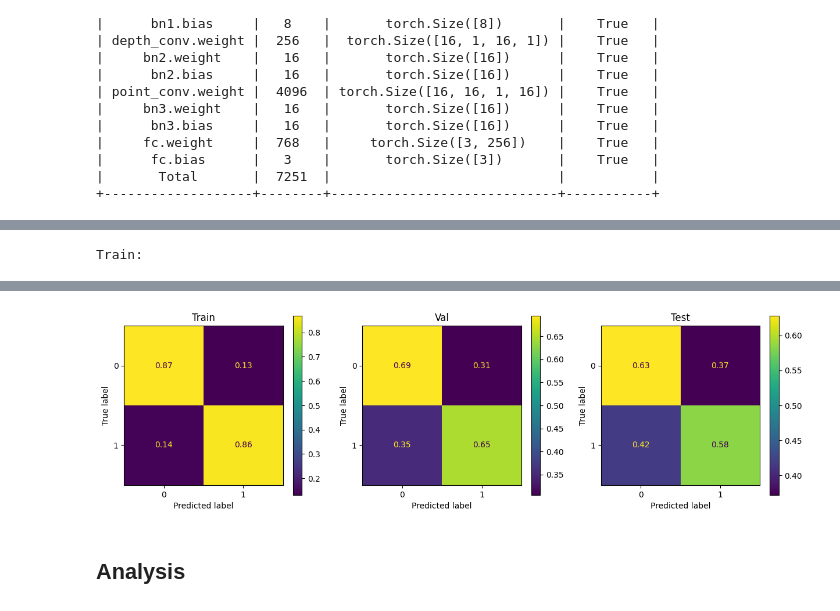
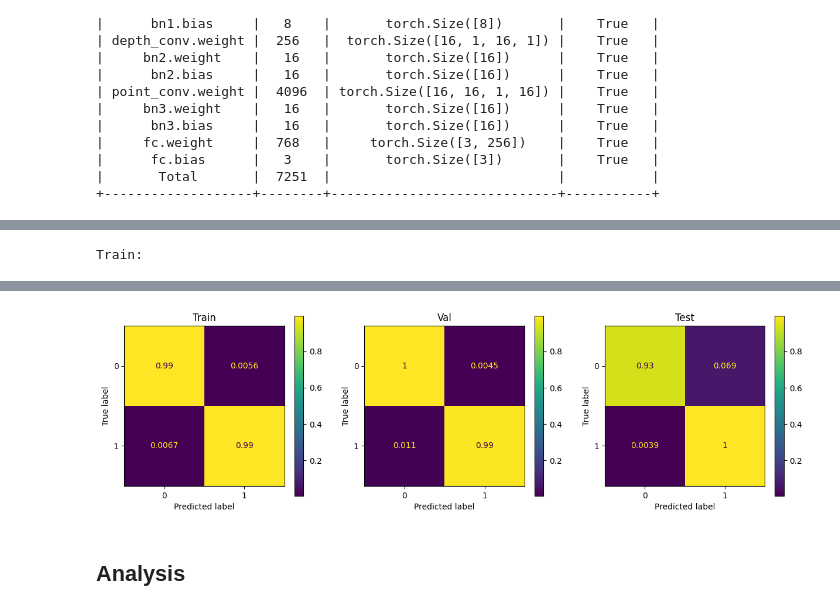
Before and after one commit to Curtaz/neurorobotics-dl, a Jupyter notebook: examples/train_generic_trial_based.ipynb, the cells around one changed output, grey strips where cells are left out. Drawn from its saved outputs; the diff is of its cells as text; code cells hidden in the pictures.

Commit message:
model path selection

```diff
--- a/examples/train_generic_trial_based.ipynb
+++ b/examples/train_generic_trial_based.ipynb
@@ -33,10 +33,13 @@ class Event():
     RIGHT_ALIGNMENT_STEP = 703
     RIGHT_STEP = 704
     MOVEMENT_START = 333
+    CVSA_LEFT = 730
+    CVSA_RIGHT = 731
+    LEFT_HAND = 769
+    RIGHT_HAND = 770
+    BOTH_FEET = 771
     BOTH_HANDS = 773
-    BOTH_FEET = 771
     REST = 783
-
     OFFSET = 0X8000
 
 def select_files(initialdir='./recordings'):
@@ -154,7 +157,7 @@ def preprocess(filenames,save_path=None):
 
     return preprocessed
 # %%
-MANUAL_PICK = False
+MANUAL_PICK = True
 SAVE_PATH=r'D:\SHARED\PhD\code\python\cache'
 if MANUAL_PICK:
     filenames = select_files(r'D:\SHARED\PhD\data\mi_bhbf')
@@ -166,18 +173,23 @@ else:
 # %%
-out_path = "generic_wheel"
+out_path = "models"
+
+model_name = "generic_wheel"
+model_path = os.path.join(out_path,model_name)
+if not os.path.isdir(model_path):
+    os.makedirs(model_path)
 
 train_batch_size = 128
 eval_batch_size = 256
 device = 'cuda'
 
 label_map = { # PUT ALL THE CUE CODES HERE OTHERWISE IT FAILS, -1 TO IGNORE
-  730: 0,   # CVSA LEFT
-  731: 1,   # CVSA RIGHT
-  771: -1,  # BOTH_FEET
-  773: -1,  # BOTH_HANDS
-  769: -1,  # LEFT_HAND
-  770: -1,  # RIGHT_HAND
-  783: -1   # REST
+  Event.CVSA_LEFT: -1,
+  Event.CVSA_RIGHT: -1,
+  Event.BOTH_FEET: 0,
+  Event.BOTH_HANDS: 1,
+  Event.LEFT_HAND: -1,
+  Event.RIGHT_HAND: -1,
+  Event.REST: -1
   }
 num_classes = np.unique(list(label_map.values())).shape[0]
 window_size = 512
@@ -230,9 +246,9 @@ cf_events
 #train_events = train_events[:int(len(train_events)*0.7)]
 
 # ## Separate sessions
-train_files = [0,1,2]
-val_files = [3]
-test_files = [4,5,6]
+train_files = [0,1]
+val_files = [1]
+test_files = [2]
 train_events = cf_events[cf_events['FILENO'].isin(train_files)]
 val_events = cf_events[cf_events['FILENO'].isin(val_files)]
 test_events = cf_events[cf_events['FILENO'].isin(test_files)]
@@ -249,9 +265,8 @@ train_w = (train_w - mu) / sigma
 val_w = (val_w - mu) / sigma
 test_w = (test_w - mu) / sigma
 
-if not os.path.exists(out_path):
-    os.makedirs(out_path)
-np.savez(os.path.join(out_path,"mean_std.npz"),mu=mu,sigma=sigma)
+
+np.savez(os.path.join(model_path,"mean_std.npz"),mu=mu,sigma=sigma)
 
 for e in (torch.unique(train_l,return_counts=True),
 torch.unique(val_l,return_counts=True),
@@ -424,5 +439,5 @@ New best loss achieved: 0.16964294461890905
 # %%
-model.load_state_dict(torch.load(os.path.join(out_path,"BestModel/best-model.pt"))['model' ])
+model.load_state_dict(torch.load(os.path.join(model_path,"BestModel/best-model.pt"))['model' ])
 fig,(ax1,ax2,ax3) = plt.subplots(1,3)
 fig.set_size_inches(15, 4)
 
@@ -453,2 +468,2 @@ F1: 60.34% | Acc: 60.93% | Loss: 0.6676697134971619
-[figure, old version]
+[figure, new version]
 # %%
```
Also changed, not shown: parts of 11 cells of this notebook.
